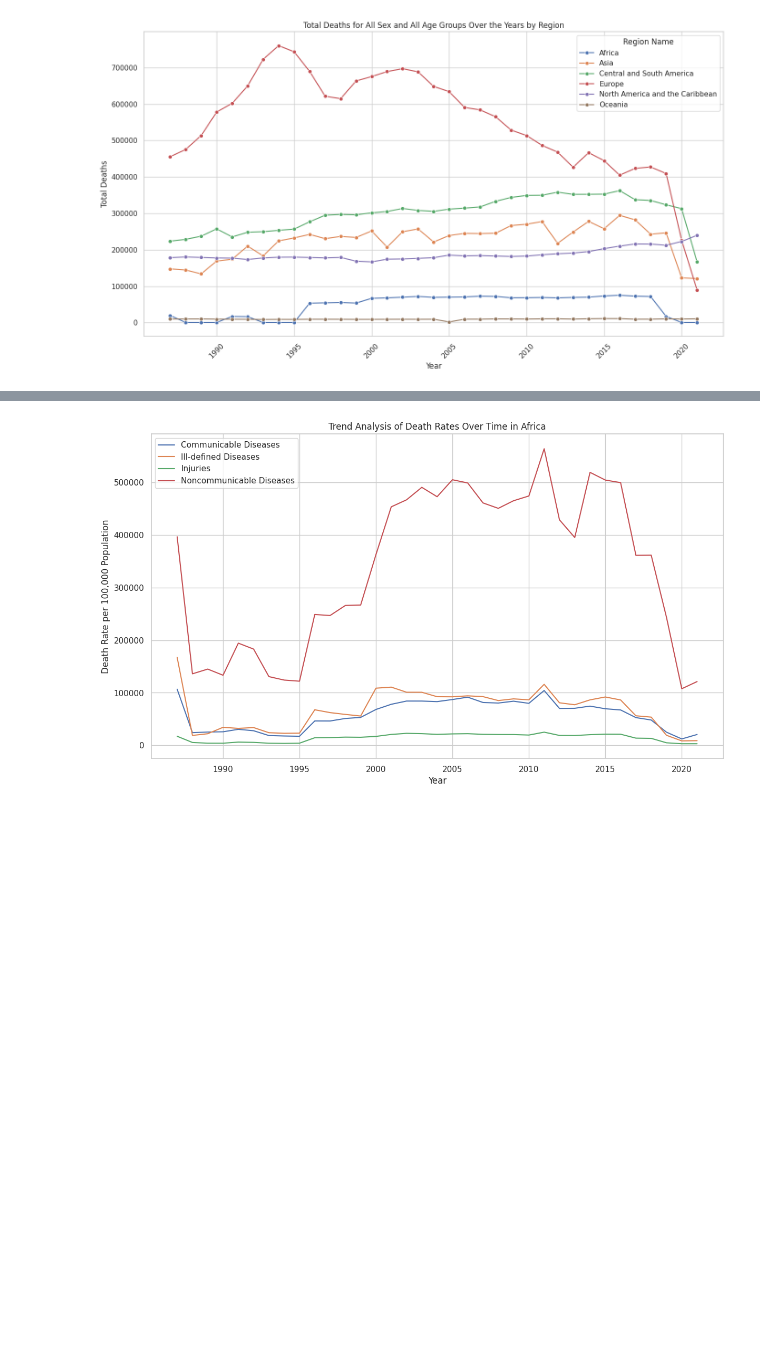
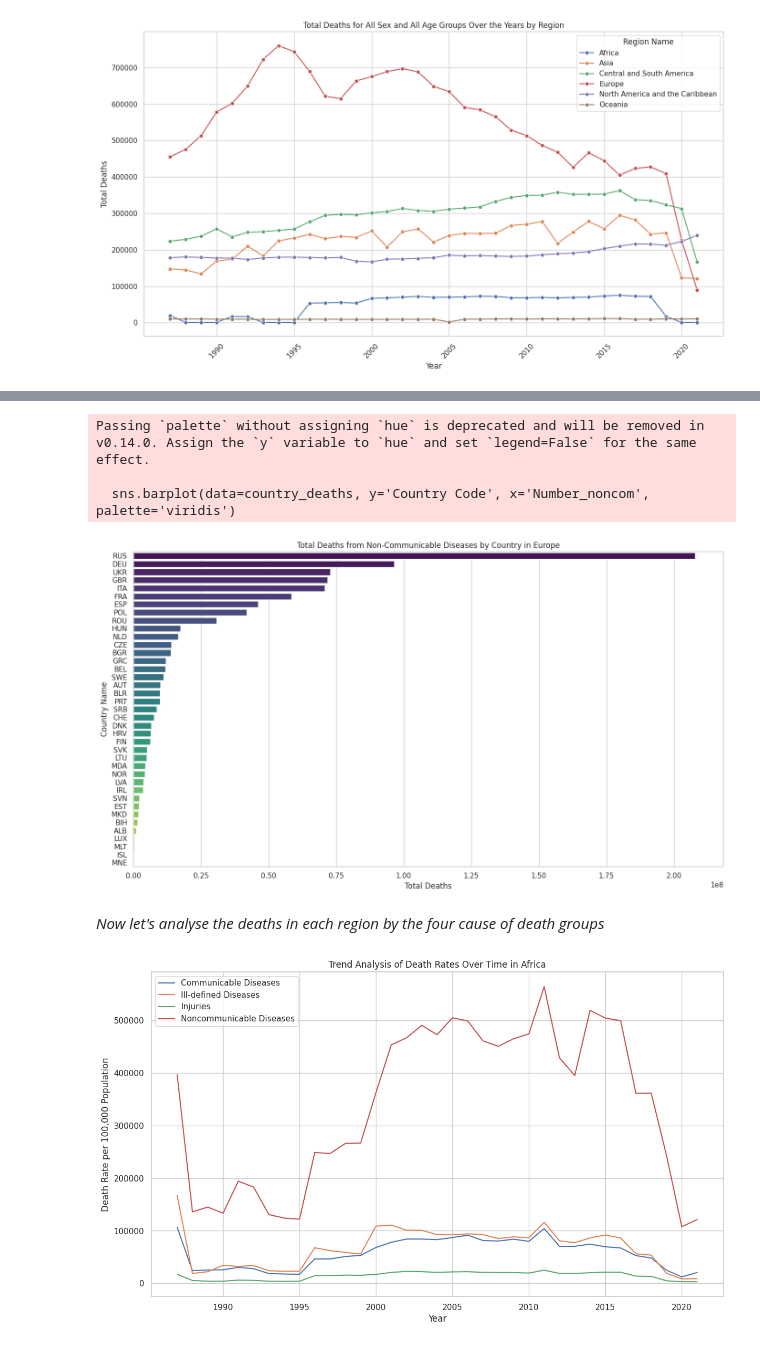
Before and after one commit to CEJ-Ezenezi/Global-Mortality-Analysis, a Jupyter notebook: global_mortality_patterns.ipynb, the cells around one changed output, grey strips where cells are left out. Drawn from its saved outputs; the diff is of its cells as text; code cells hidden in the pictures; blank space fills up the shorter version.

```diff
--- a/global_mortality_patterns.ipynb
+++ b/global_mortality_patterns.ipynb
@@ -176,3 +198,36 @@ plt.show()
+# %%
+
+# Filter the merged data for the Europe region
+europe_deaths_data = merged_deaths_df[merged_deaths_df['Region Name'] == 'Europe']
+
+# Group by Country Name and sum the number of deaths
+country_deaths = europe_deaths_data.groupby('Country Code')['Number_noncom'].sum().reset_index()
+
+# Sort the data to highlight the most affected country
+country_deaths = country_deaths.sort_values(by='Number_noncom', ascending=False)
+
+# Set the plot style
+sns.set(style="whitegrid")
+
+# Create the horizontal bar plot
+plt.figure(figsize=(14, 8))
+sns.barplot(data=country_deaths, y='Country Code', x='Number_noncom', palette='viridis')
+
+# Customize the plot
+plt.title('Total Deaths from Non-Communicable Diseases by Country in Europe')
+plt.xlabel('Total Deaths')
+plt.ylabel('Country Name')
+plt.tight_layout()
+
+# Show the plot
+plt.show()
+# %% [output]
+Passing `palette` without assigning `hue` is deprecated and will be removed in v0.14.0. Assign the `y` variable to `hue` and set `legend=False` for the same effect.
+
+  sns.barplot(data=country_deaths, y='Country Code', x='Number_noncom', palette='viridis')
+[figure, added]
+# %% [markdown]
+*Now let's analyse the deaths in each region by the four cause of death groups*
 # %%
 # Summarize the data by year and region for each health condition
 summary_df = merged_deaths_df.groupby(['Year', 'Region Name']).agg({
```
Also changed, not shown: parts of 15 cells of this notebook.
